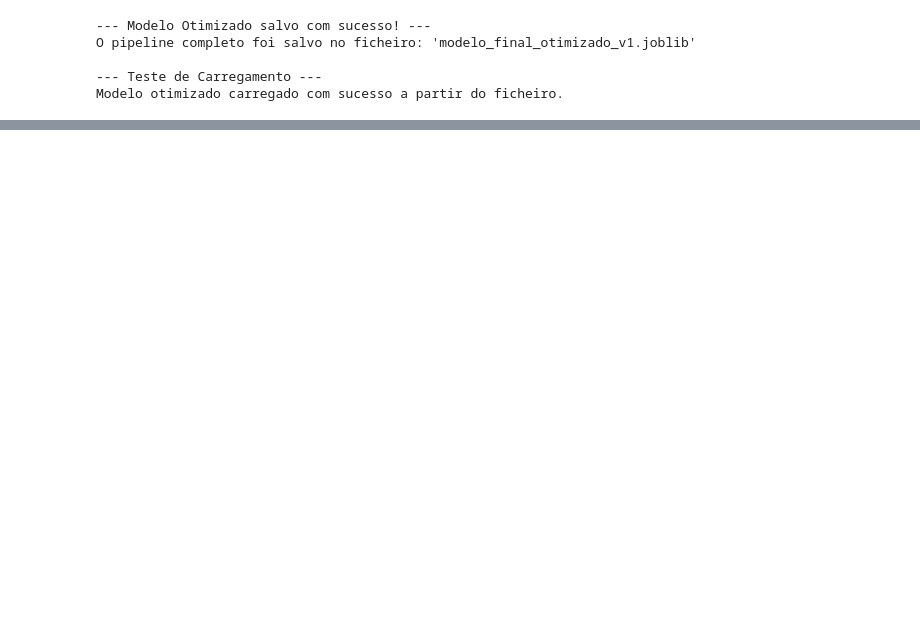
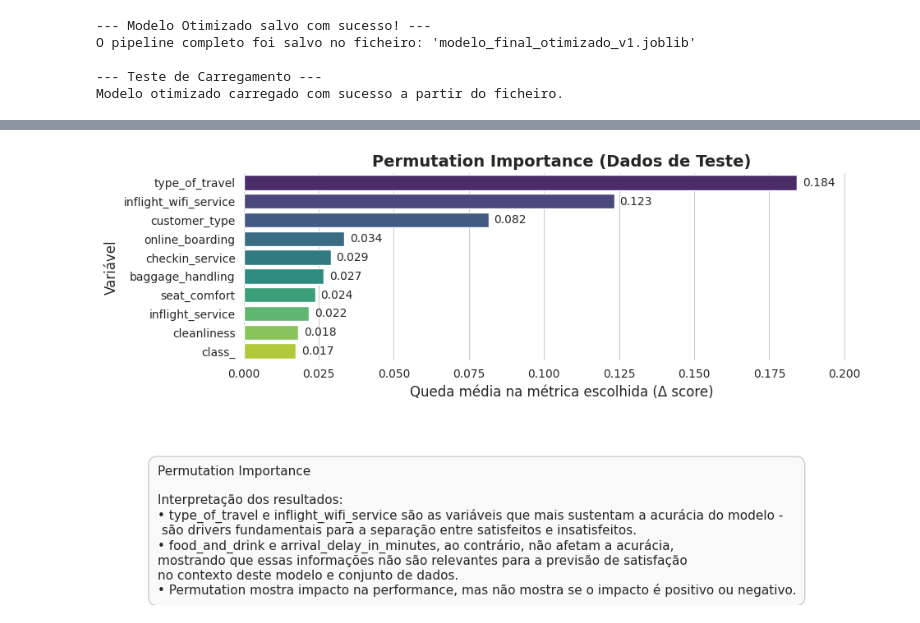
Before and after one commit to glauberthy/pos_tech_mle_fase_3, a Jupyter notebook: notebooks/analise_exploratoria.ipynb, the cells around one changed output, grey strips where cells are left out. Drawn from its saved outputs; the diff is of its cells as text; code cells hidden in the pictures; blank space fills up the shorter version.

```diff
--- a/notebooks/analise_exploratoria.ipynb
+++ b/notebooks/analise_exploratoria.ipynb
@@ -1012,0 +1149,94 @@ Modelo otimizado carregado com sucesso a partir do ficheiro.
+# %%
+# --- Permutation Importance ---
+
+print("\n[1.3] Calculando a Importância por Permutação (Permutation Importance)...")
+print(" ")
+print("Isso pode levar alguns segundos, pois o modelo é reavaliado múltiplas vezes.")
+print("Avaliando com base em Acurácia (referência global - as classes estão balanceadas.")
+
+# Roda a Permutation Importance com diferentes métricas de avaliação
+r_acc = permutation_importance(full_pipeline, X_test, y_test, n_repeats=10, random_state=42, scoring="accuracy")
+'''
+# Balanced accuracy
+r_bal = permutation_importance(full_pipeline, X_test, y_test, n_repeats=10, random_state=42, scoring="balanced_accuracy")
+# ROC AUC (RandomForestClassifier tem predict_proba)
+r_auc = permutation_importance(full_pipeline, X_test, y_test, n_repeats=10, random_state=42, scoring="roc_auc")
+# 3) Recall da classe "satisfied" (alvo específico)
+recall_pos = make_scorer(recall_score, pos_label="satisfied")
+r_rec = permutation_importance(full_pipeline, X_test, y_test, n_repeats=10, random_state=42, scoring=recall_pos)
+# 4) F2-score (pesa mais recall)
+f2 = make_scorer(fbeta_score, beta=2, pos_label="satisfied")
+r_f2 = permutation_importance(full_pipeline, X_test, y_test,
+                              n_repeats=10, random_state=42,
+                              scoring=f2)
+'''
+# Escolhe a métrica a ser visualizada
+metrica_perm = r_acc
+
+# Empacota o resultado para visualização
+perm_teste = pd.DataFrame({
+    "feature": X_test.columns,
+    "importance_mean": metrica_perm.importances_mean,
+    "importance_std":  metrica_perm.importances_std
+}).sort_values("importance_mean", ascending=False)
+
+print("\n[1.4] Plotando as 10 variáveis mais importantes (Permutation Importance - Acurácia Balanceada).")
+# Top 10 variáveis mais importantes pela permutation importance
+top = perm_teste.head(10).sort_values("importance_mean", ascending=False)
+
+fig, ax = plt.subplots(figsize=(10, 6))
+
+# Paleta progressiva
+palette = sns.color_palette("viridis", n_colors=len(top))
+
+sns.barplot(
+    data=top,
+    x="importance_mean",
+    y="feature",
+    palette=palette,
+    errorbar=None,
+    ax=ax
+)
+
+# Limite do eixo X com folga
+ax.set_xlim(0, top["importance_mean"].max() * 1.15)
+
+# Valores nas barras
+for p, val in zip(ax.patches, top["importance_mean"].values):
+    ax.text(
+        p.get_width() + (0.01 * top["importance_mean"].max()),
+        p.get_y() + p.get_height()/2,
+        f"{val:.3f}",
+        va="center",
+        fontsize=10
+    )
+
+# Rótulos e título
+ax.set_xlabel("Queda média na métrica escolhida (Δ score)", fontsize=12)
+ax.set_ylabel("Variável", fontsize=12)
+ax.set_title("Permutation Importance (Dados de Teste)", fontsize=14, weight="bold")
+
+# --- Rodapé (notes que você pode preencher) ---
+notes = (
+ "Permutation Importance\n"
+    "\n"
+    "Interpretação dos resultados:\n"
+    "• type_of_travel e inflight_wifi_service são as variáveis que mais sustentam a acurácia do modelo - \n "
+    "são drivers fundamentais para a separação entre satisfeitos e insatisfeitos.\n"
+    "• food_and_drink e arrival_delay_in_minutes, ao contrário, não afetam a acurácia, \n"
+    "mostrando que essas informações não são relevantes para a previsão de satisfação \n"
+    "no contexto deste modelo e conjunto de dados. \n"
+    "• Permutation mostra impacto na performance, mas não mostra se o impacto é positivo ou negativo."
+)
+
+plt.subplots_adjust(bottom=0.50)  # espaço para o rodapé
+fig.text(
+    0.02, 0.02, notes,
+    ha="left", va="bottom",
+    fontsize=11,
+    bbox=dict(boxstyle="round,pad=0.7", fc="#f9f9f9", ec="#cccccc")
+)
+
+sns.despine(left=True, bottom=True)
+plt.show()
+# %% [output]
@@ -1012,0 +1252 @@ Modelo otimizado carregado com sucesso a partir do ficheiro.
+[figure, added]
```
Also changed, not shown: parts of 29 cells of this notebook, 5 other files.
